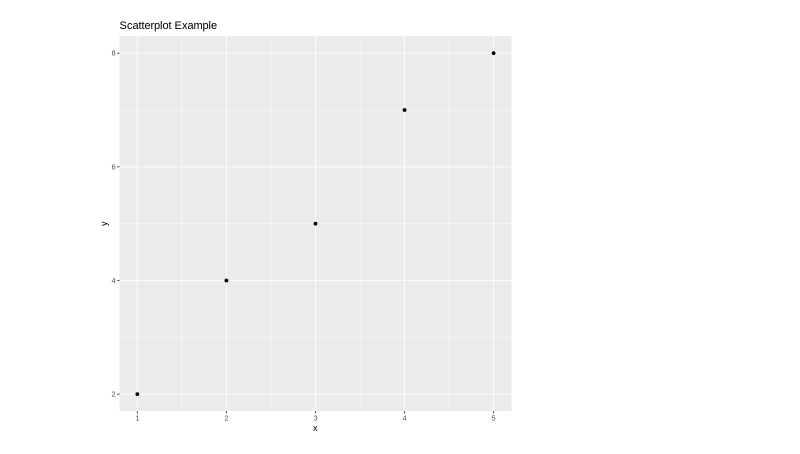
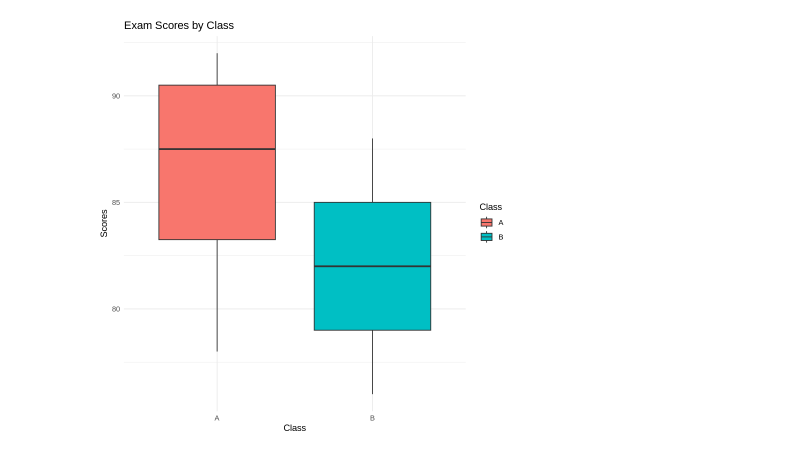
Before and after one commit to sreeruthin/DSA06-DATA-HANDLING-AND-VISUALISATION, a Jupyter notebook: Copy_of_Welcome_To_Colab.ipynb, the cells around one changed output. Cells and saved outputs as stored; diff of their text form; code cells hidden in the pictures.

```diff
--- a/Copy_of_Welcome_To_Colab.ipynb
+++ b/Copy_of_Welcome_To_Colab.ipynb
@@ -35,11 +89,16 @@ ggplot(data, aes(x = "", y = value, fill = subcategory)) +
-# %%
-data <- data.frame(
-  x = c(1, 2, 3, 4, 5),
-  y = c(2, 4, 5, 7, 8)
-)
-
-ggplot(data, aes(x = x, y = y)) +
-  geom_point() +
-  labs(title = "Scatterplot Example")
-# %% [output]
-[figure, removed]
+# %%
+library(ggplot2)
+scores_data <- data.frame(
+  Class = c("A", "A", "A", "A", "B", "B", "B", "B"),
+  Scores = c(85, 90, 78, 92, 88, 76, 80, 84)
+)
+ggplot(scores_data, aes(x = Class, y = Scores, fill = Class)) +
+  geom_boxplot() +
+  labs(
+    title = "Exam Scores by Class",
+    x = "Class",
+    y = "Scores"
+  ) +
+  theme_minimal()
+# %% [output]
+[figure, added]
```
Also changed, not shown: parts of 11 cells of this notebook.
